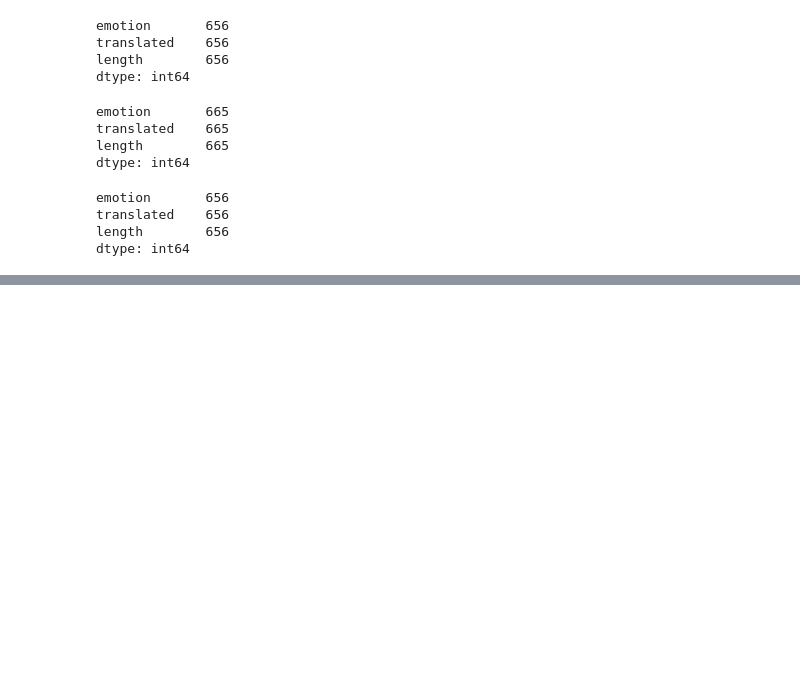
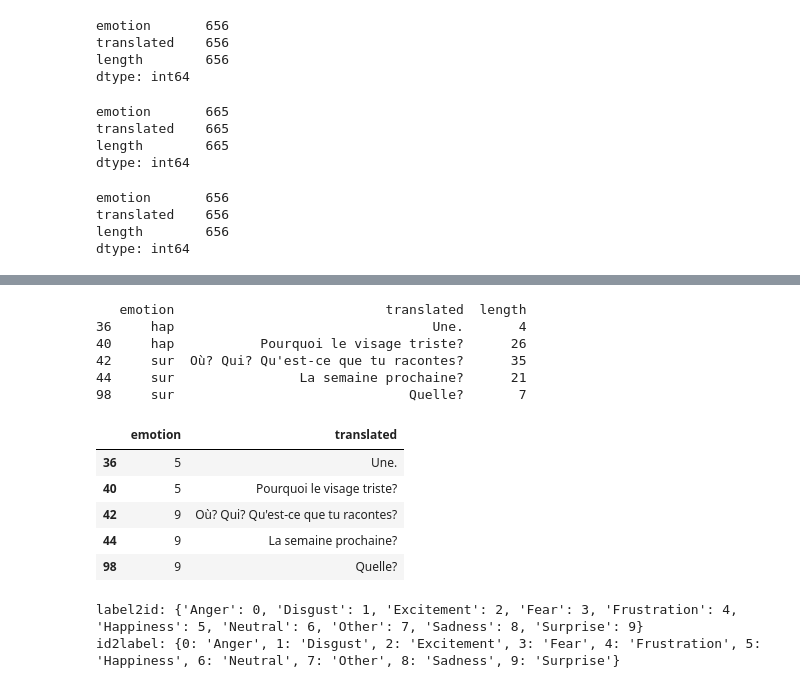
Before and after one commit to Nicoweed/Echo-DL, a Jupyter notebook: fine_tuning.ipynb, the cells around one changed output, grey strips where cells are left out. Cells and saved outputs as stored; diff of their text form; code cells hidden in the pictures; blank space fills up the shorter version.

```diff
--- a/data_import.ipynb
+++ b/fine_tuning.ipynb
@@ -359,0 +358,38 @@ Name: count, dtype: int64
+# %%
+from sklearn.preprocessing import LabelEncoder
+
+label_encoded_final = balanced_final.copy()
+
+label_encoder = LabelEncoder()
+labels = label_encoded_final['emotion'].tolist()
+label_encoded_final['encoded_emotion'] = label_encoder.fit_transform(labels)
+y = label_encoded_final['encoded_emotion'].tolist()
+inverse_labels = label_encoder.inverse_transform(label_encoded_final['encoded_emotion'])
+
+label_encoded_final['emotion'] = y
+label_encoded_final.drop(columns=['length', 'encoded_emotion'], inplace=True)
+print(balanced_final.head())
+label_encoded_final.head()
+# %% [output]
+   emotion                           translated  length
+36     hap                                 Une.       4
+40     hap           Pourquoi le visage triste?      26
+42     sur  Où? Qui? Qu'est-ce que tu racontes?      35
+44     sur                La semaine prochaine?      21
+98     sur                              Quelle?       7
+|  | emotion | translated |
+| 36 | 5 | Une. |
+| 40 | 5 | Pourquoi le visage triste? |
+| 42 | 9 | Où? Qui? Qu'est-ce que tu racontes? |
+| 44 | 9 | La semaine prochaine? |
+| 98 | 9 | Quelle? |
+# %%
+# After a manual research
+label2id = {'Anger':0, 'Disgust':1, 'Excitement':2, 'Fear':3, 'Frustration':4, 'Happiness':5, 'Neutral': 6, 'Other':7, 'Sadness':8, 'Surprise': 9}
+id2label = {label: idx for idx, label in label2id.items()}
+
+print("label2id:", label2id)
+print("id2label:", id2label)
+# %% [output]
+label2id: {'Anger': 0, 'Disgust': 1, 'Excitement': 2, 'Fear': 3, 'Frustration': 4, 'Happiness': 5, 'Neutral': 6, 'Other': 7, 'Sadness': 8, 'Surprise': 9}
+id2label: {0: 'Anger', 1: 'Disgust', 2: 'Excitement', 3: 'Fear', 4: 'Frustration', 5: 'Happiness', 6: 'Neutral', 7: 'Other', 8: 'Sadness', 9: 'Surprise'}
```
Also changed, not shown: parts of 20 cells of this notebook.
